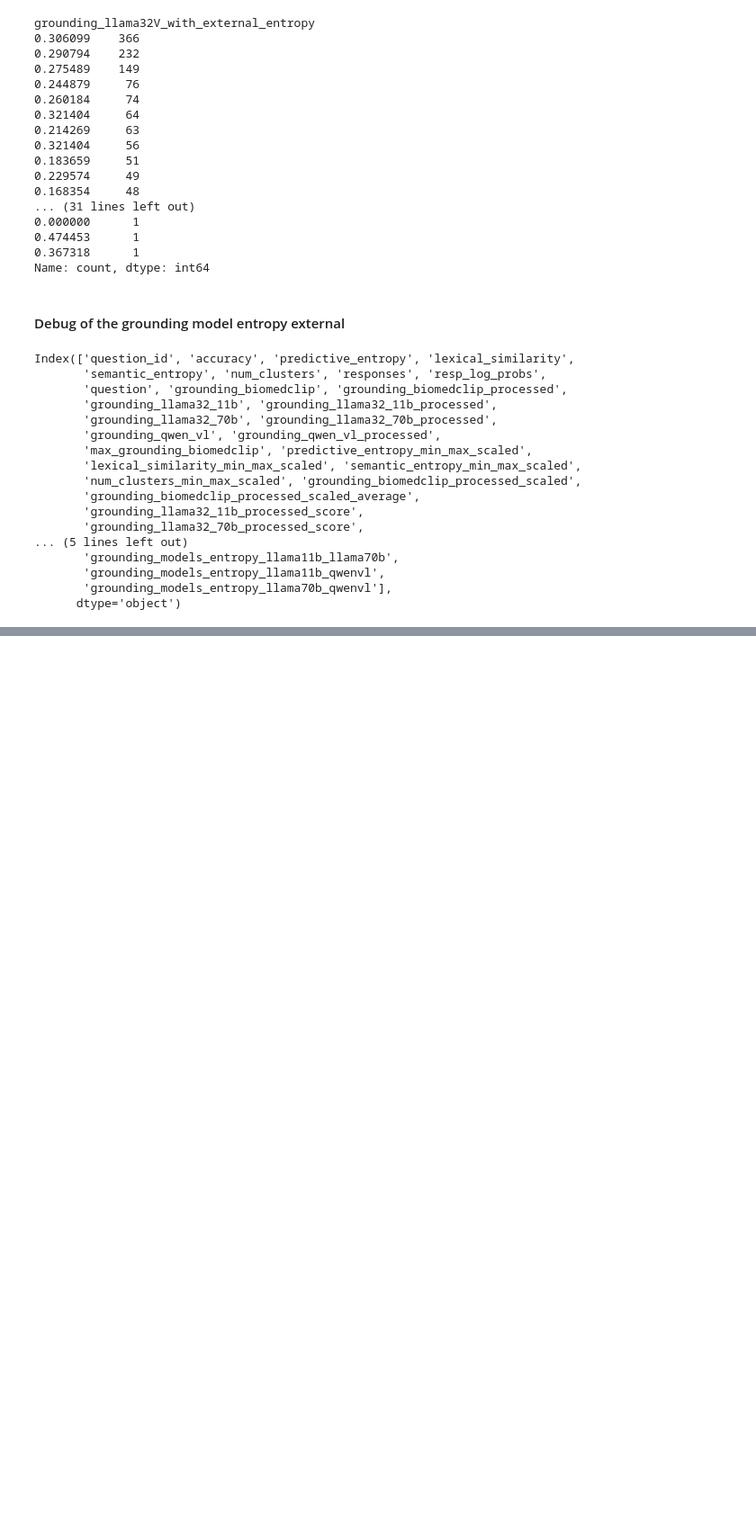
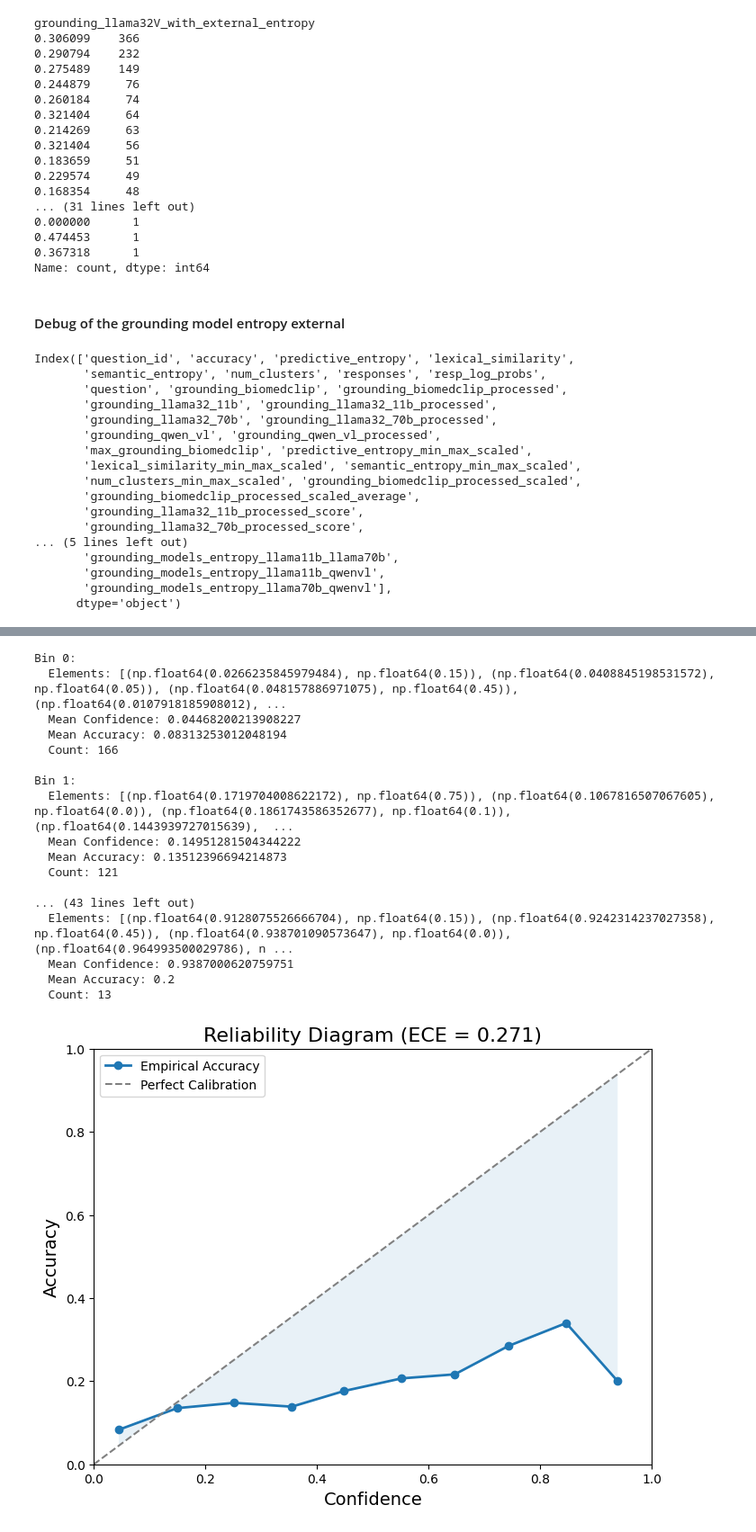
Before and after one commit to trilokpadhi/Multimodal-Uncertainty-Quantification, a Jupyter notebook: playground/uq_equation_analysis.ipynb, the cells around one changed output, grey strips where cells are left out. Shown at 90% size. Saved outputs shown, nothing was run; the diff lists cells and outputs as text; code cells hidden in the pictures; blank space fills up the shorter version.

```diff
--- a/playground/uq_equation_analysis.ipynb
+++ b/playground/uq_equation_analysis.ipynb
@@ -1609,0 +2020,21 @@ df['grounding_llama32_11b_processed_score']
+# %%
+plot_calibration_curve(df_slake, 'semantic_entropy_min_max_scaled', 'accuracy')
+# %% [output]
+Bin 0:
+  Elements: [(np.float64(0.0266235845979484), np.float64(0.15)), (np.float64(0.0408845198531572), np.float64(0.05)), (np.float64(0.048157886971075), np.float64(0.45)), (np.float64(0.0107918185908012), ...
+  Mean Confidence: 0.04468200213908227
+  Mean Accuracy: 0.08313253012048194
+  Count: 166
+
+Bin 1:
+  Elements: [(np.float64(0.1719704008622172), np.float64(0.75)), (np.float64(0.1067816507067605), np.float64(0.0)), (np.float64(0.1861743586352677), np.float64(0.1)), (np.float64(0.1443939727015639),  ...
+  Mean Confidence: 0.14951281504344222
+  Mean Accuracy: 0.13512396694214873
+  Count: 121
+
+... (43 lines left out)
+  Elements: [(np.float64(0.9128075526666704), np.float64(0.15)), (np.float64(0.9242314237027358), np.float64(0.45)), (np.float64(0.938701090573647), np.float64(0.0)), (np.float64(0.964993500029786), n ...
+  Mean Confidence: 0.9387000620759751
+  Mean Accuracy: 0.2
+  Count: 13
+[figure, added]
```
Also changed, not shown: parts of 74 cells of this notebook, 27 other files.
